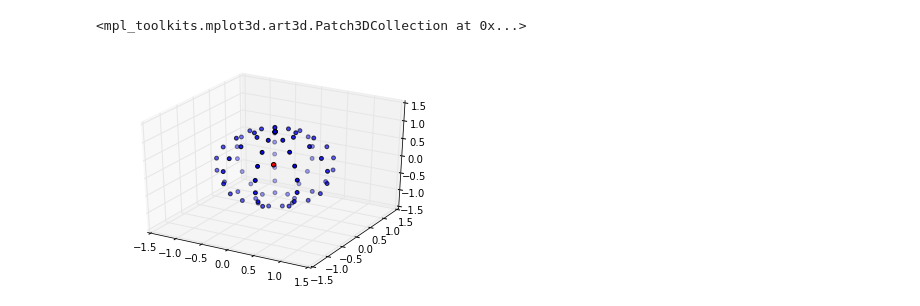
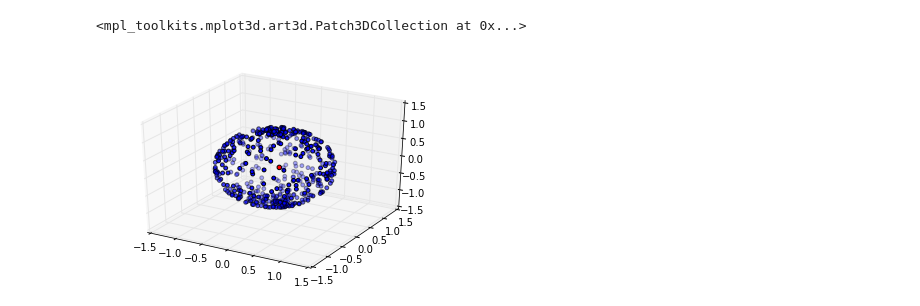
Before and after one commit to fu-berlin-swp-2014/center-points, a Jupyter notebook: sphere3d.ipynb, the cells around one changed output. Drawn from its saved outputs; the diff is of its cells as text; code cells hidden in the pictures.

```diff
--- a/sphere3d.ipynb
+++ b/sphere3d.ipynb
@@ -42,8 +16,11 @@ array([[ 0.        ,  0.        ,  1.        ],
 # %%
+s = random_sphere_points(500,3)
+p = it.centerpoint(s)
+
 fig = plt.figure()
 ax = fig.add_subplot(111, projection="3d")
 ax.scatter(s[:,0],s[:,1],s[:,2], c='b', s=15)
 ax.scatter(*p, s=20, c='r')
 # %% [output]
 <mpl_toolkits.mplot3d.art3d.Patch3DCollection at 0x...>
-[figure, old version]
+[figure, new version]
```
Also changed, not shown: parts of 12 cells of this notebook, 1 other file.
